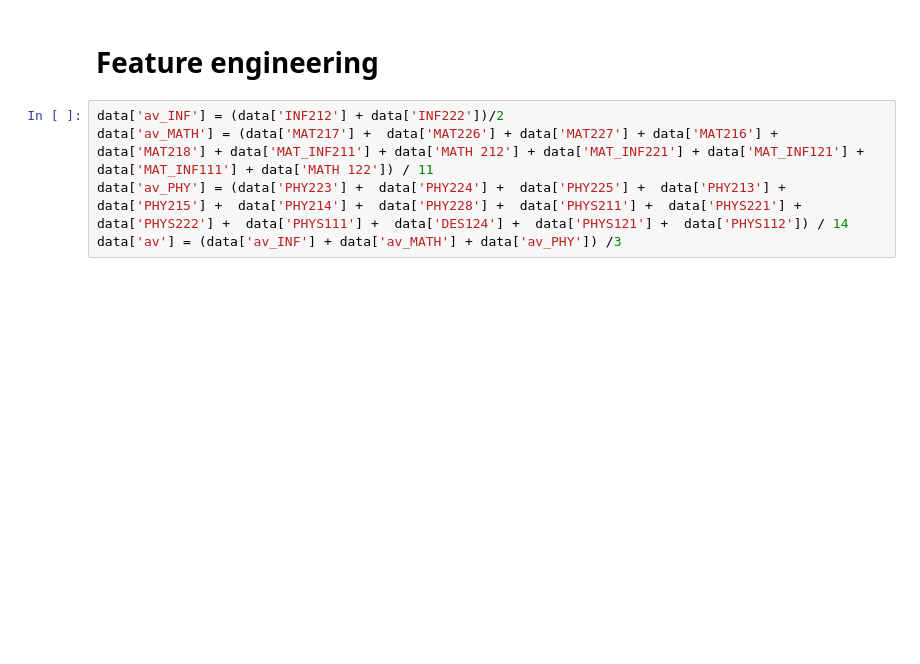
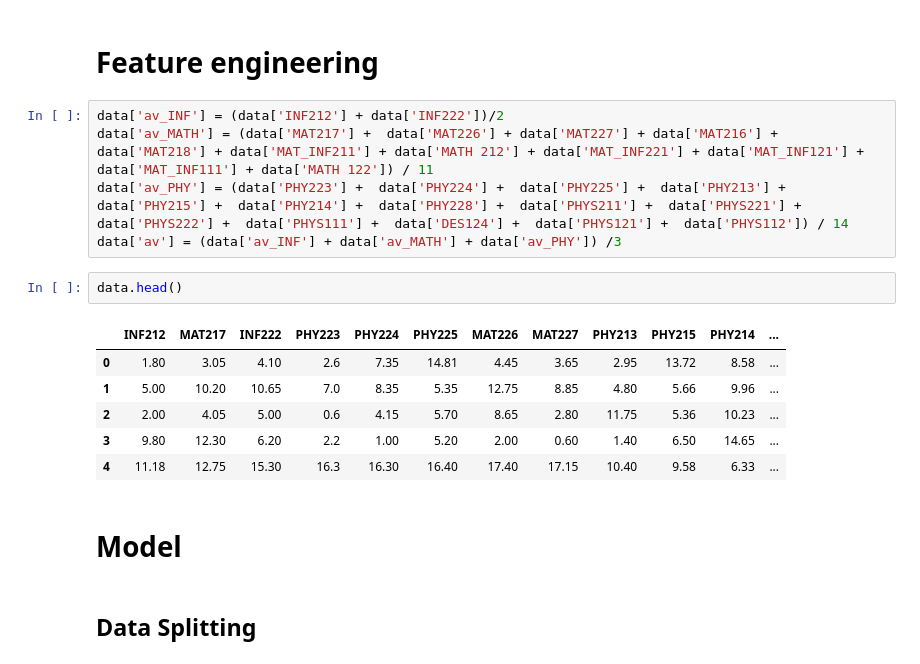
Before and after one commit to shaquillo/student_department_counselling, a Jupyter notebook: student_department_counselling.ipynb, the cells around one changed output. Saved outputs shown, nothing was run; the diff lists cells and outputs as text; blank space fills up the shorter version.

```diff
--- a/student_department_counselling.ipynb
+++ b/student_department_counselling.ipynb
@@ -104,3 +129,16 @@ data['av_INF'] = (data['INF212'] + data['INF222'])/2
 data['av_MATH'] = (data['MAT217'] +  data['MAT226'] + data['MAT227'] + data['MAT216'] + data['MAT218'] + data['MAT_INF211'] + data['MATH 212'] + data['MAT_INF221'] + data['MAT_INF121'] + data['MAT_INF111'] + data['MATH 122']) / 11
 data['av_PHY'] = (data['PHY223'] +  data['PHY224'] +  data['PHY225'] +  data['PHY213'] +  data['PHY215'] +  data['PHY214'] +  data['PHY228'] +  data['PHYS211'] +  data['PHYS221'] +  data['PHYS222'] +  data['PHYS111'] +  data['DES124'] +  data['PHYS121'] +  data['PHYS112']) / 14
 data['av'] = (data['av_INF'] + data['av_MATH'] + data['av_PHY']) /3
+# %%
+data.head()
+# %% [output]
+|  | INF212 | MAT217 | INF222 | PHY223 | PHY224 | PHY225 | MAT226 | MAT227 | PHY213 | PHY215 | PHY214 | ... |
+| 0 | 1.80 | 3.05 | 4.10 | 2.6 | 7.35 | 14.81 | 4.45 | 3.65 | 2.95 | 13.72 | 8.58 | ... |
+| 1 | 5.00 | 10.20 | 10.65 | 7.0 | 8.35 | 5.35 | 12.75 | 8.85 | 4.80 | 5.66 | 9.96 | ... |
+| 2 | 2.00 | 4.05 | 5.00 | 0.6 | 4.15 | 5.70 | 8.65 | 2.80 | 11.75 | 5.36 | 10.23 | ... |
+| 3 | 9.80 | 12.30 | 6.20 | 2.2 | 1.00 | 5.20 | 2.00 | 0.60 | 1.40 | 6.50 | 14.65 | ... |
+| 4 | 11.18 | 12.75 | 15.30 | 16.3 | 16.30 | 16.40 | 17.40 | 17.15 | 10.40 | 9.58 | 6.33 | ... |
+# %% [markdown]
+# Model
+# %% [markdown]
+## Data Splitting
```
Also changed, not shown: parts of 27 cells of this notebook.
